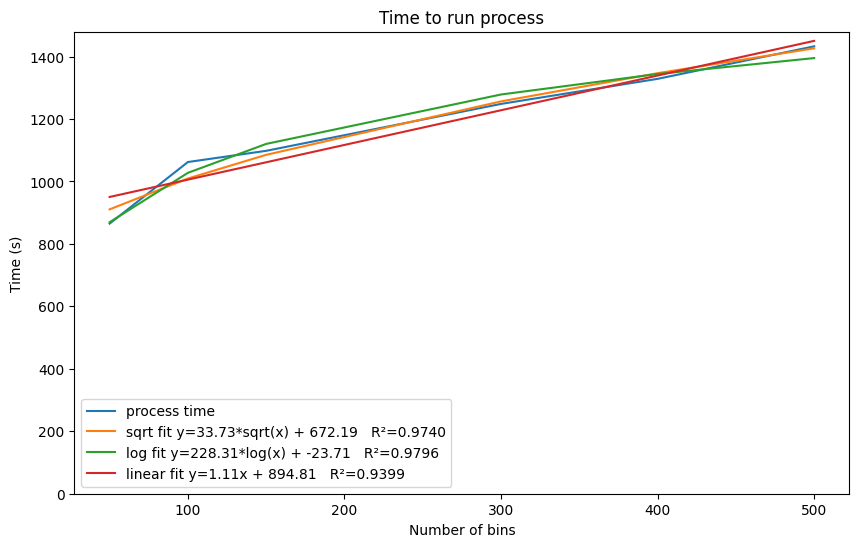
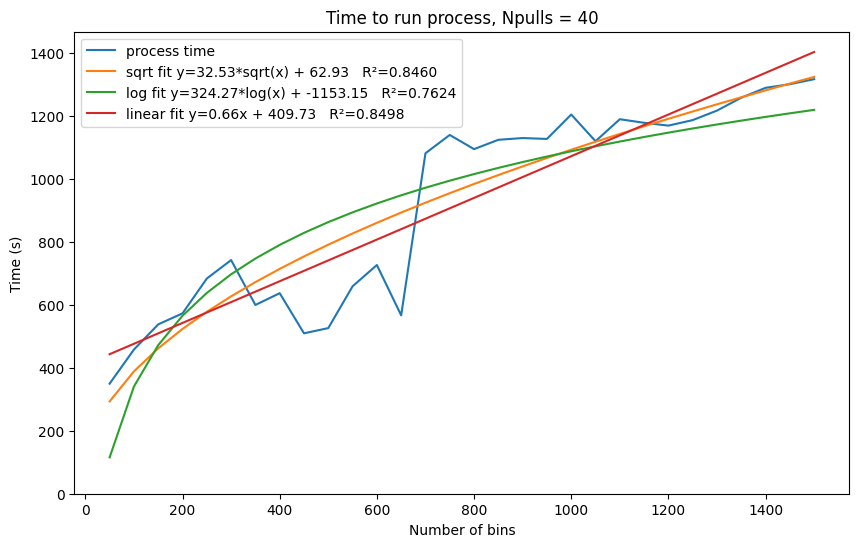
The change to this notebook cell's code, shown as a diff; its figure went from the first image to the second:
--- before
+++ after
@@ -7,8 +7,9 @@
 if PARAM_PULL:
     plt.xlabel('Number of bins')
+    plt.title('Time to run process, Npulls = ' + str(CONST))
 else:
     plt.xlabel('Number of pulls')
+    plt.title('Time to run process, Nbins = ' + str(CONST))
 plt.ylabel('Time (s)')
-plt.title('Time to run process')
 plt.ylim(0,)
 plt.show()

Commit: Rerun with better server usage